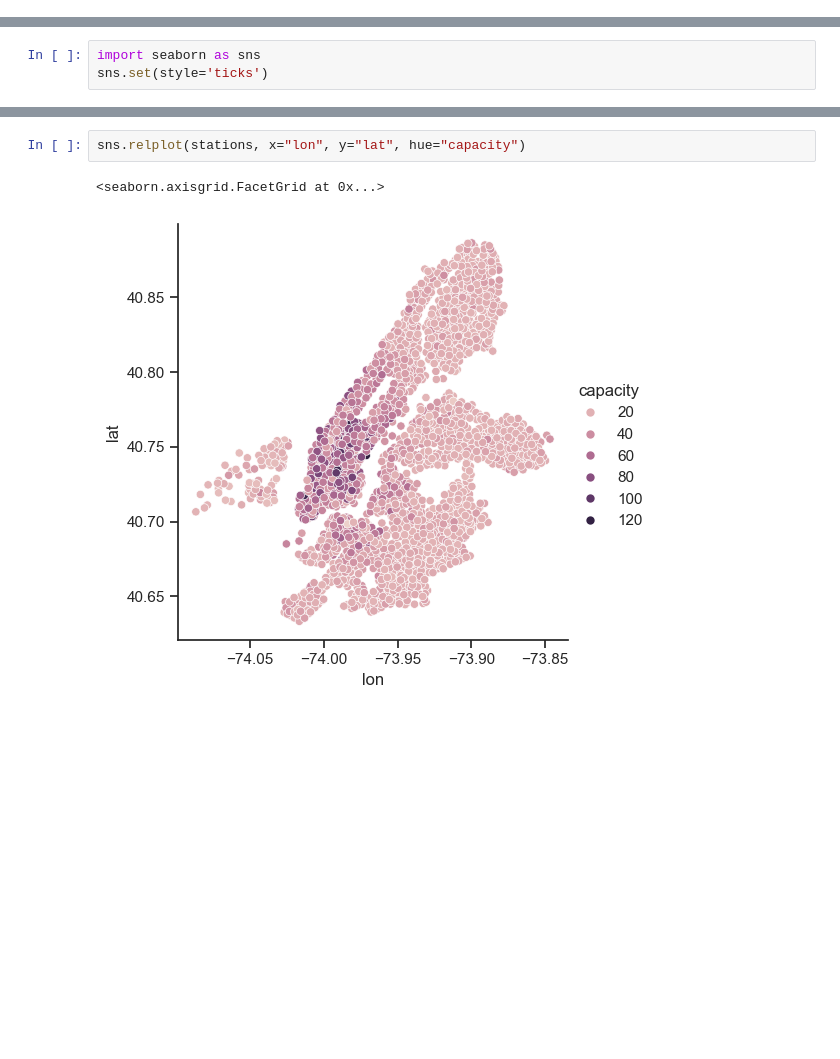
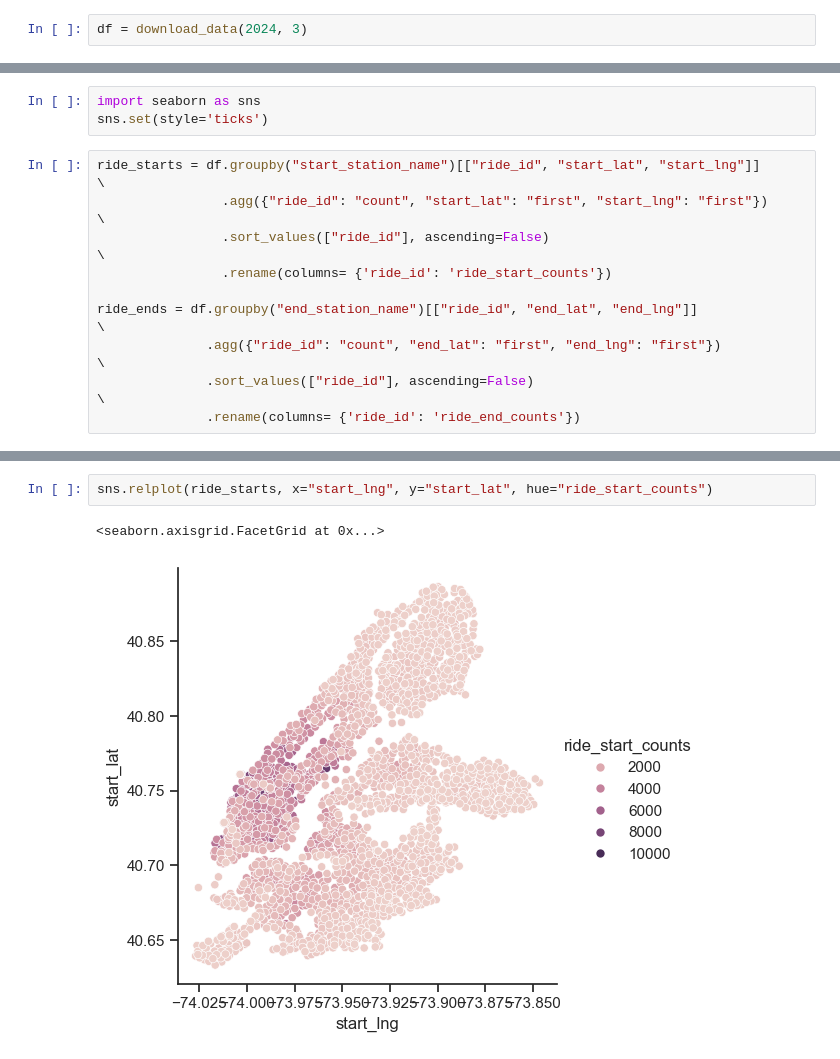
Before and after one commit to csp-community/csp-citibike, a Jupyter notebook: Historical.ipynb, the cells around one changed output, grey strips where cells are left out. Saved outputs shown, nothing was run; the diff lists cells and outputs as text; blank space fills up the shorter version.

```diff
--- a/Historical.ipynb
+++ b/Historical.ipynb
@@ -28,0 +7,2 @@ Let's plot a scatter plot of station lat/long colored by capacity, and then a se
+# %%
+df = download_data(2024, 3)
@@ -29,3 +20,13 @@ Let's plot a scatter plot of station lat/long colored by capacity, and then a se
 # %%
 import seaborn as sns
 sns.set(style='ticks')
+# %%
+ride_starts = df.groupby("start_station_name")[["ride_id", "start_lat", "start_lng"]]      \
+                .agg({"ride_id": "count", "start_lat": "first", "start_lng": "first"})     \
+                .sort_values(["ride_id"], ascending=False)                                 \
+                .rename(columns= {'ride_id': 'ride_start_counts'})
+
+ride_ends = df.groupby("end_station_name")[["ride_id", "end_lat", "end_lng"]]              \
+              .agg({"ride_id": "count", "end_lat": "first", "end_lng": "first"})           \
+              .sort_values(["ride_id"], ascending=False)                                   \
+              .rename(columns= {'ride_id': 'ride_end_counts'})
@@ -32,5 +82,5 @@ sns.set(style='ticks')
 # %%
-sns.relplot(stations, x="lon", y="lat", hue="capacity")
+sns.relplot(ride_starts, x="start_lng", y="start_lat", hue="ride_start_counts")
 # %% [output]
 <seaborn.axisgrid.FacetGrid at 0x...>
-[figure, old version]
+[figure, new version]
```
Also changed, not shown: parts of 27 cells of this notebook, 8 other files.
